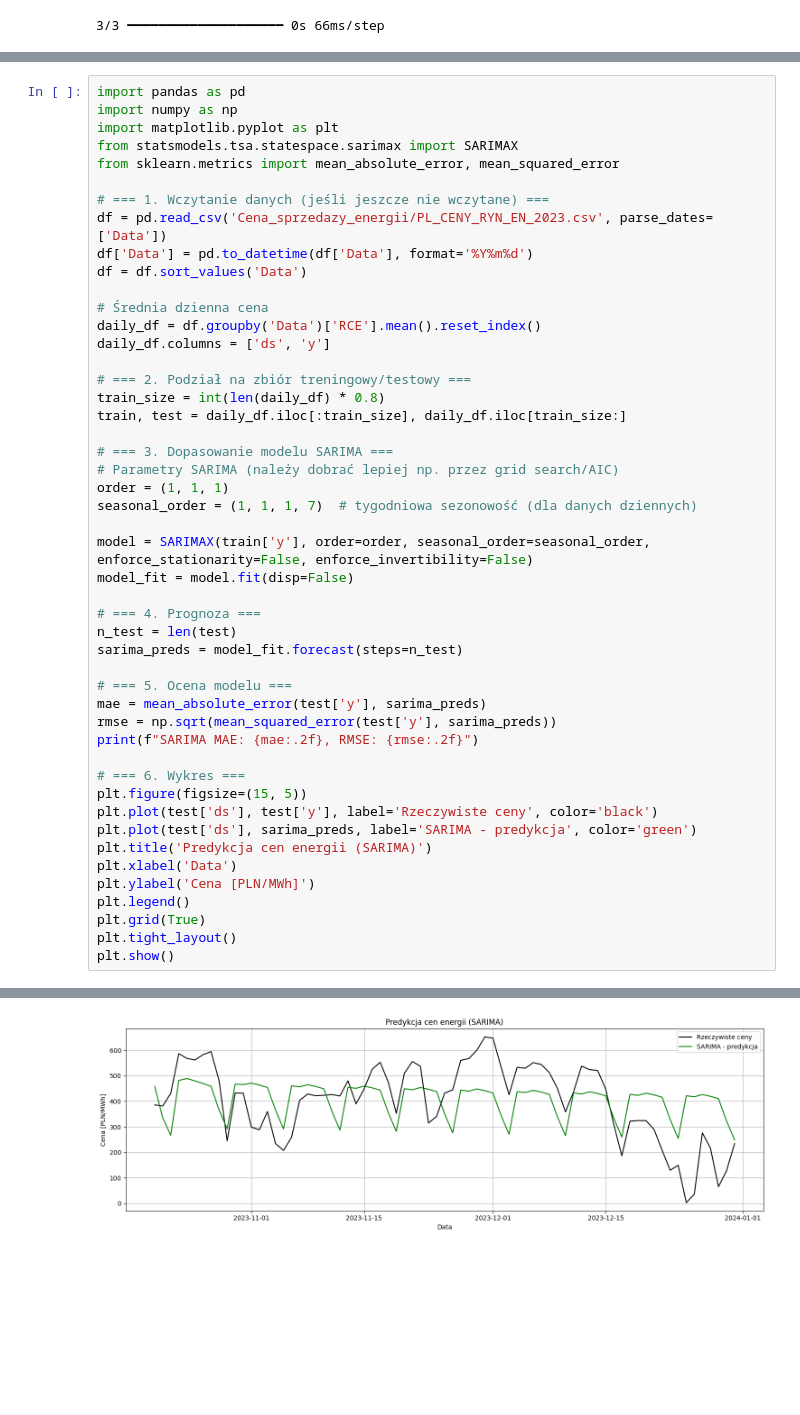
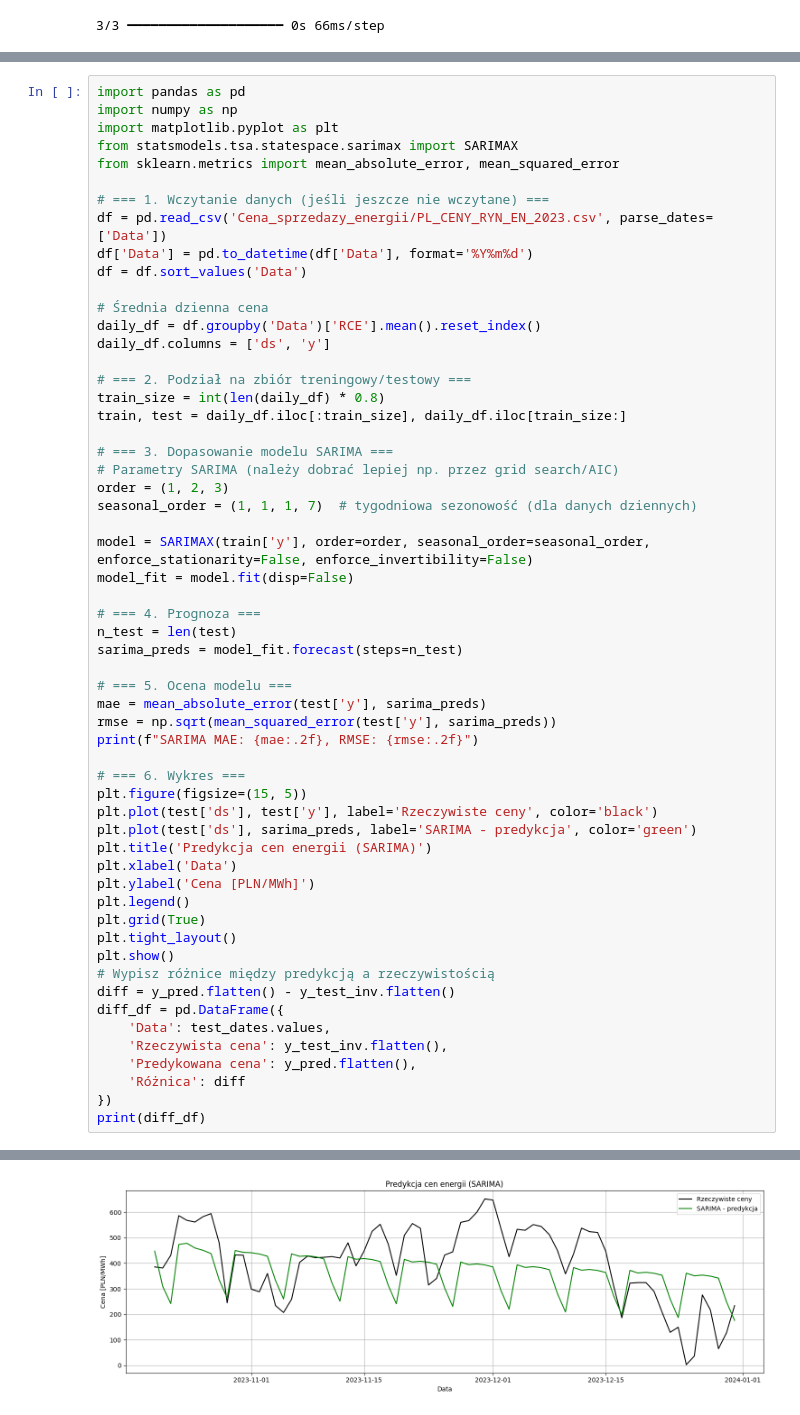
Before and after one commit to MinikPLayer/Kosciuszkon-2025, a Jupyter notebook: backend/seasonal_data/main.ipynb, the cells around one changed output, grey strips where cells are left out. Drawn from its saved outputs; the diff is of its cells as text; blank space fills up the shorter version.

```diff
--- a/backend/seasonal_data/main.ipynb
+++ b/backend/seasonal_data/main.ipynb
@@ -344,7 +636,7 @@ train, test = daily_df.iloc[:train_size], daily_df.iloc[train_size:]
 
 # === 3. Dopasowanie modelu SARIMA ===
 # Parametry SARIMA (należy dobrać lepiej np. przez grid search/AIC)
-order = (1, 1, 1)
+order = (1, 2, 3)
 seasonal_order = (1, 1, 1, 7)  # tygodniowa sezonowość (dla danych dziennych)
 
 model = SARIMAX(train['y'], order=order, seasonal_order=seasonal_order, enforce_stationarity=False, enforce_invertibility=False)
@@ -370,4 +662,13 @@ plt.legend()
 plt.grid(True)
 plt.tight_layout()
 plt.show()
+# Wypisz różnice między predykcją a rzeczywistością
+diff = y_pred.flatten() - y_test_inv.flatten()
+diff_df = pd.DataFrame({
+    'Data': test_dates.values,
+    'Rzeczywista cena': y_test_inv.flatten(),
+    'Predykowana cena': y_pred.flatten(),
+    'Różnica': diff
+})
+print(diff_df)
 # %% [output]
@@ -375 +676 @@ SARIMA MAE: 114.79, RMSE: 137.91
-[figure, old version]
+[figure, new version]
```
Also changed, not shown: parts of 13 cells of this notebook, 37 other files.
